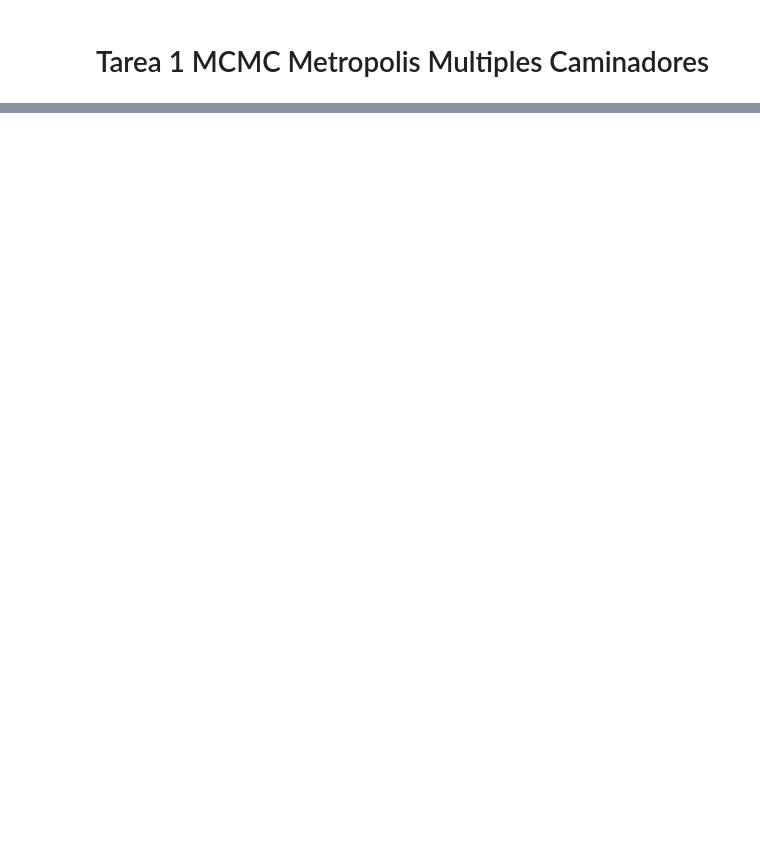
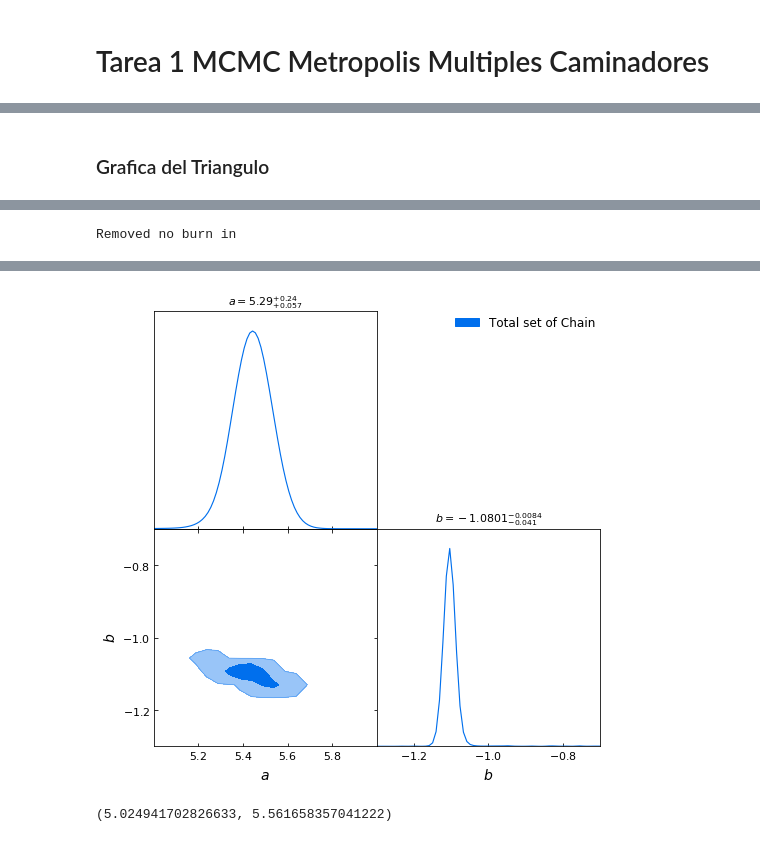
Before and after one commit to DCIDA2019/dcida2020ii-MarcoAntonioGarcia, a Jupyter notebook: Oct23/Oct23_MCMC_Multiples-Caminadore.ipynb, the cells around one changed output, grey strips where cells are left out. Saved outputs shown, nothing was run; the diff lists cells and outputs as text; code cells hidden in the pictures; blank space fills up the shorter version.

```diff
--- a/Oct23/Oct23_MCMC_Multiples-Caminadore.ipynb
+++ b/Oct23/Oct23_MCMC_Multiples-Caminadore.ipynb
@@ -203,0 +207,24 @@ WARNING:root:fine_bins_2D not large enough for optimal density
+# %% [markdown]
+### Grafica del Triangulo
+# %%
+c_a=0
+c_b=0
+for z in range(0,walkers):        #en este for juntamos todas las cadenas para hacer la grafica del triangulo con una sola
+                                  #cadena que corresponde a unir todas las cadenas
+    c_a=np.append(c_a,E_W[z,:,0])
+    c_b=np.append(c_b,E_W[z,:,1])
+
+SampsP=np.array([c_a.T,c_b.T]).T
+names = ['a0', 'b0']
+labels =  ['a', 'b']
+SamplesP = MCSamples(samples=SampsP,names = names, labels = labels, label='Second set')
+
+g = plots.get_subplot_plotter(4)
+g.settings.figure_legend_frame = False
+g.triangle_plot([SamplesP], filled=True,
+                legend_labels = ['Total set of Chain'], legend_loc='upper right',
+                title_limit=1, param_limits={'a0': (5, 6), 'b0': (-1.3, -.7)}, markers={'a':0})
+
+# cambiando title_limit a 2 da un intervalo de confianza de 95%, siendo el 1 por defaut el de 68%
+#el intervalo de confianza se muestra en la grafica del triangulo
+# %% [output]
@@ -203,0 +235 @@ WARNING:root:fine_bins_2D not large enough for optimal density
+Removed no burn in
@@ -203,0 +239 @@ WARNING:root:fine_bins_2D not large enough for optimal density
+[figure, added]
@@ -203,0 +246,4 @@ WARNING:root:fine_bins_2D not large enough for optimal density
+# %%
+conf_int
+# %% [output]
+(5.024941702826633, 5.561658357041222)
```
Also changed, not shown: parts of 23 cells of this notebook.
